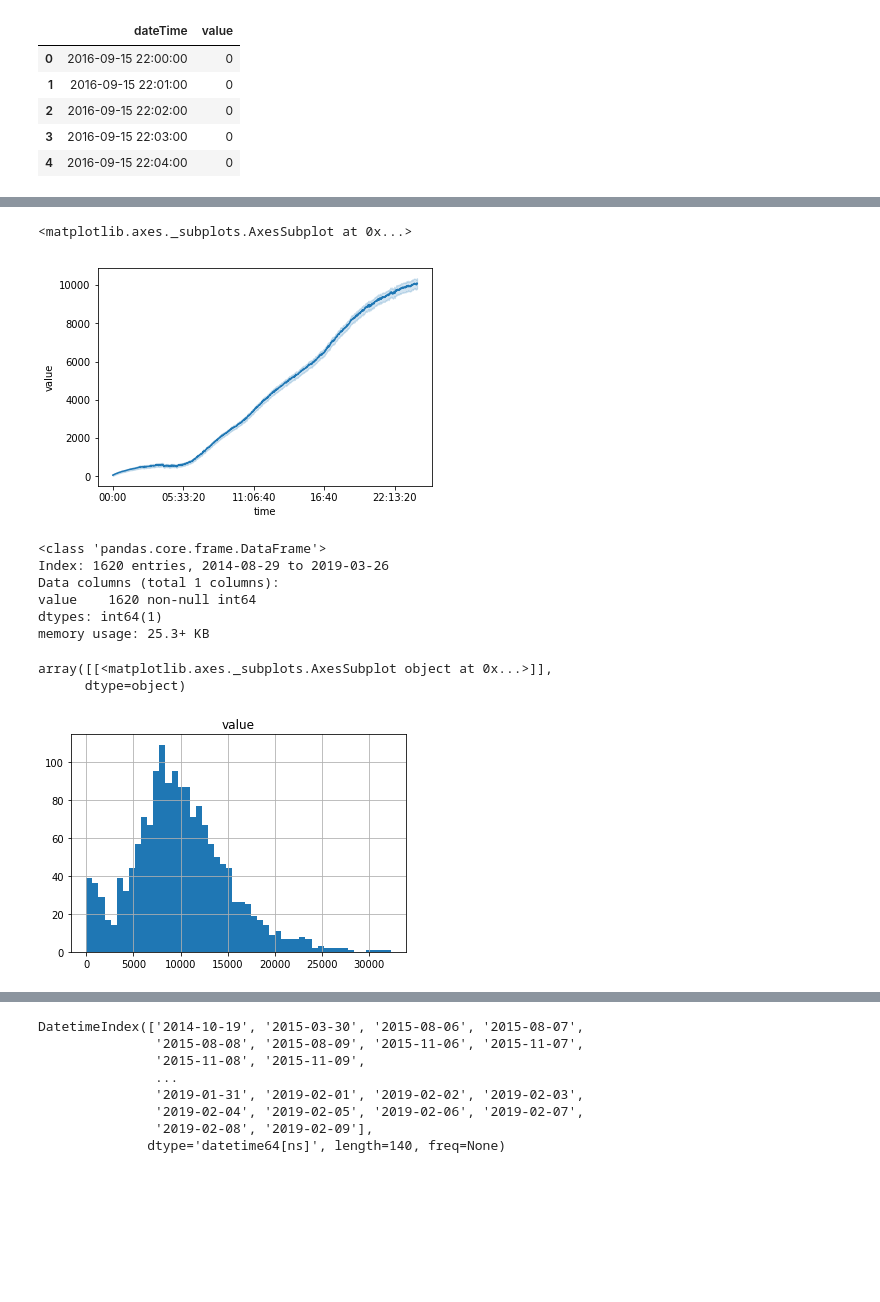
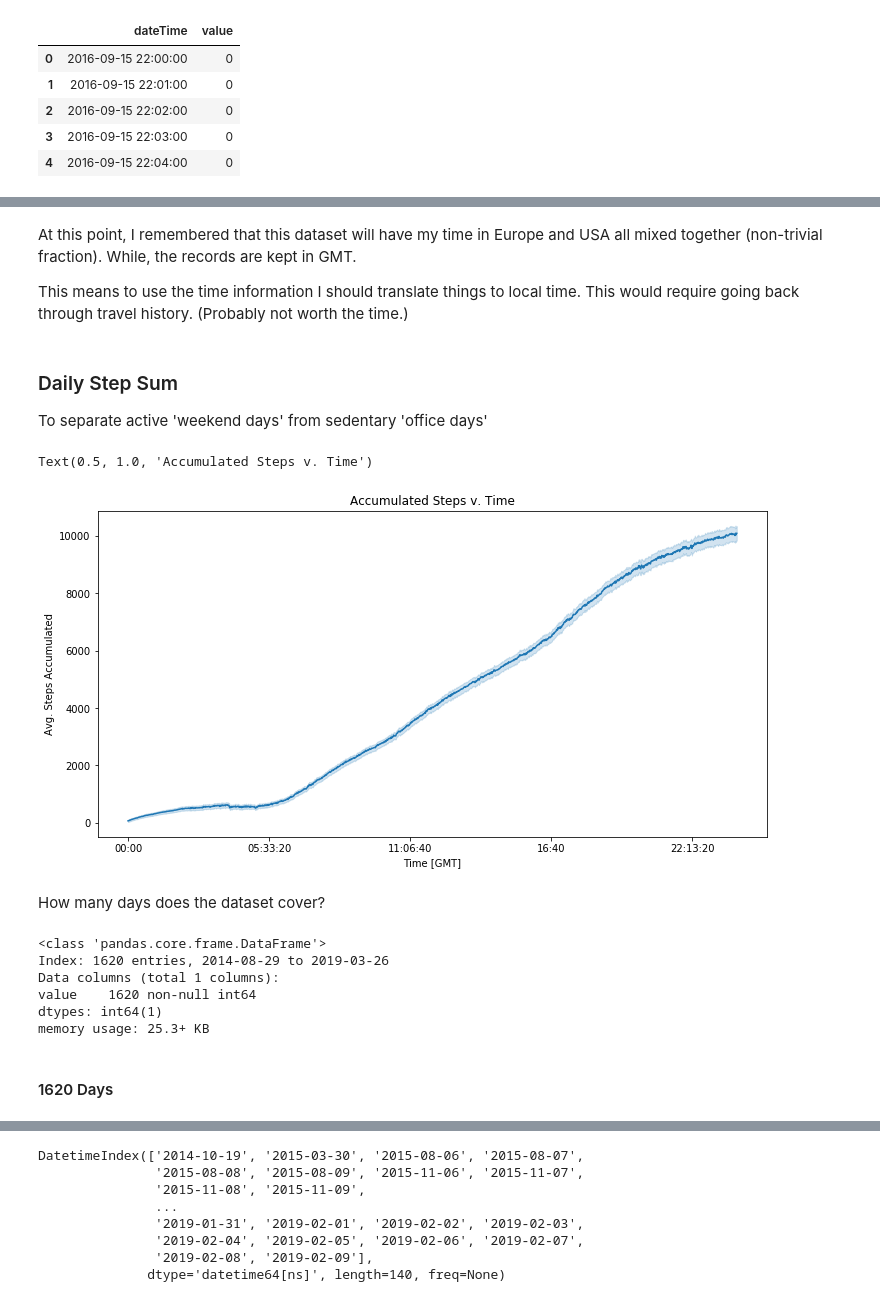
Before and after one commit to chmartin/FitBit-Analysis, a Jupyter notebook: nn_weekend_classif_present.ipynb, the cells around one changed output, grey strips where cells are left out. Cells and saved outputs as stored; diff of their text form; code cells hidden in the pictures; blank space fills up the shorter version.

```diff
--- a/nn_weekend_classif_present.ipynb
+++ b/nn_weekend_classif_present.ipynb
@@ -59,10 +96,24 @@ sns.lineplot(x=df_steps.index.time,y='value',data=df_steps)
+# %% [markdown]
+At this point, I remembered that this dataset will have my time in Europe and USA all mixed together (non-trivial fraction). While, the records are kept in GMT.
+
+This means to use the time information I should translate things to local time. This would require going back through travel history. (Probably not worth the time.)
+# %% [markdown]
+### Daily Step Sum
+
+To separate active 'weekend days' from sedentary 'office days'
 # %%
 df_day_sum = df_steps.groupby(df_steps.index.to_period('d')).cumsum()
 # %%
+plt.figure(figsize=(12,6))
 sns.lineplot(x=df_day_sum.index.time,y='value',data=df_day_sum)
+plt.xlabel("Time [GMT]")
+plt.ylabel("Avg. Steps Accumulated")
+plt.title("Accumulated Steps v. Time")
 # %% [output]
-<matplotlib.axes._subplots.AxesSubplot at 0x...>
+Text(0.5, 1.0, 'Accumulated Steps v. Time')
-[figure, old version]
+[figure, new version]
+# %% [markdown]
+How many days does the dataset cover?
 # %%
 sum_steps_easy = pd.DataFrame(df_steps.groupby(df_steps.index.date).sum())
 sum_steps_easy.info()
@@ -73,9 +124,5 @@ Data columns (total 1 columns):
 value    1620 non-null int64
 dtypes: int64(1)
 memory usage: 25.3+ KB
-# %%
-sum_steps_easy.hist(bins=50)
-# %% [output]
-array([[<matplotlib.axes._subplots.AxesSubplot object at 0x...>]],
-      dtype=object)
-[figure, removed]
+# %% [markdown]
+#### 1620 Days
```
Also changed, not shown: parts of 82 cells of this notebook.
